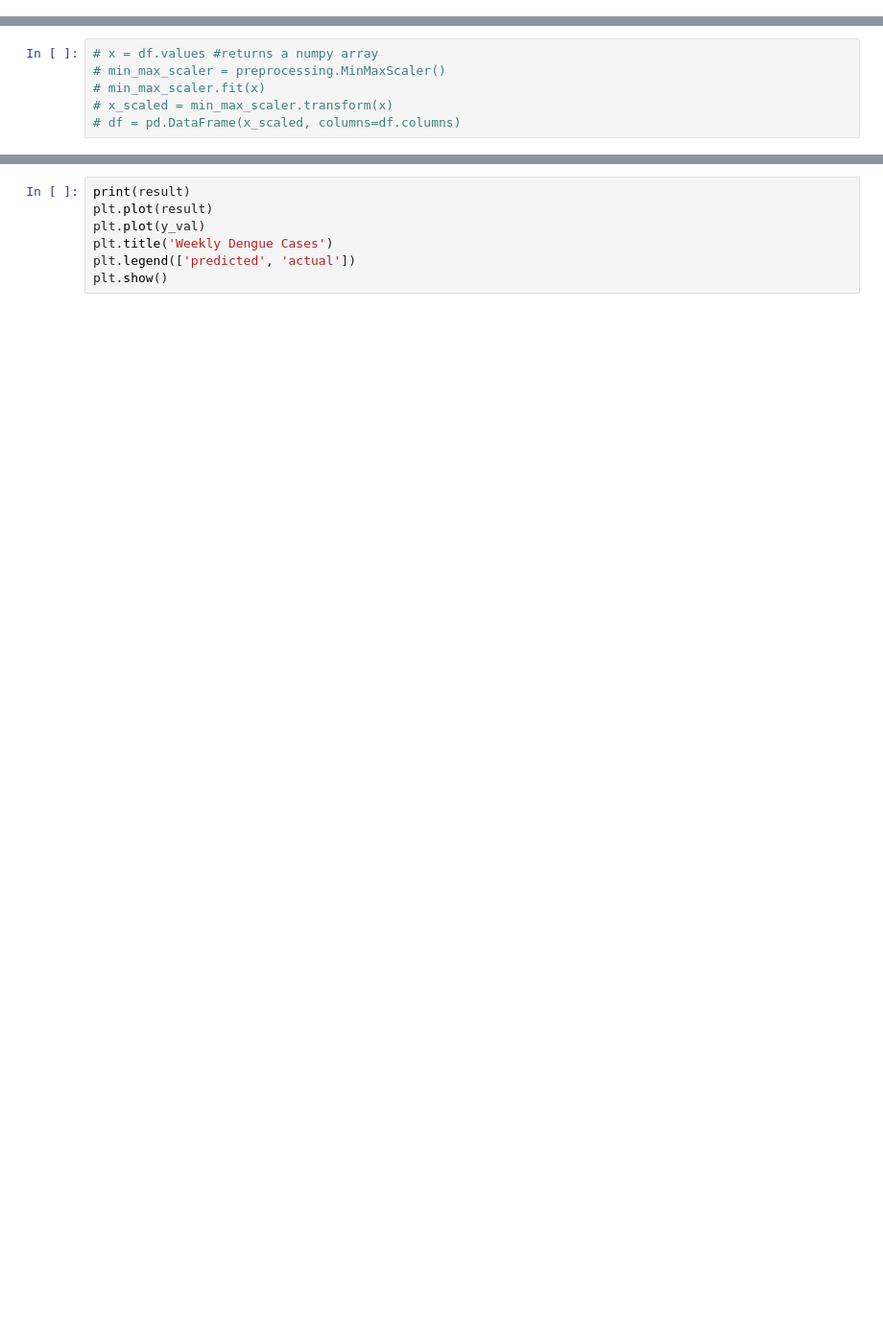
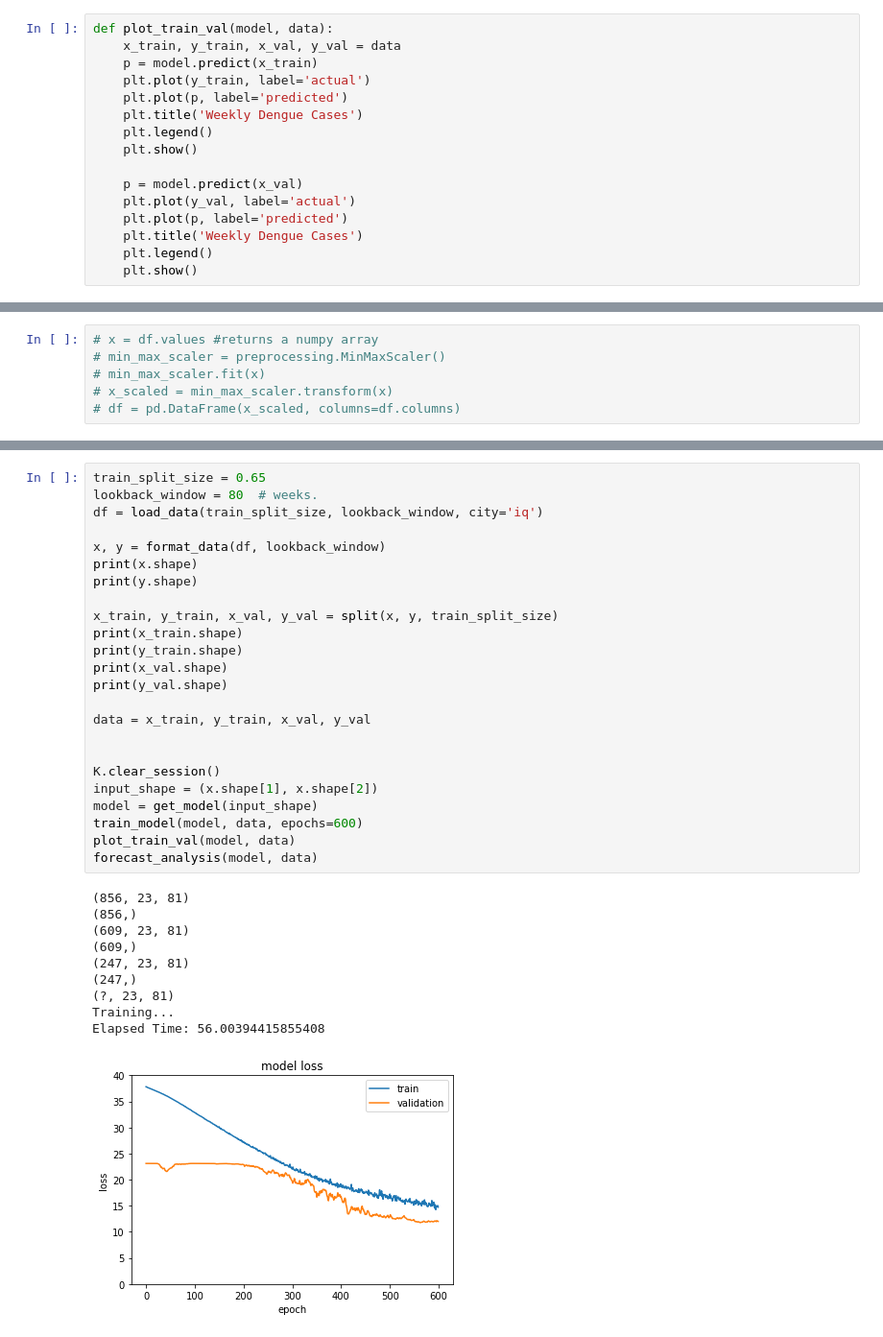
Before and after one commit to jsiloto/dengAI, a Jupyter notebook: analysis/modeling-dnn.ipynb, the cells around one changed output, grey strips where cells are left out. Shown at 96% size. Saved outputs shown, nothing was run; the diff lists cells and outputs as text; blank space fills up the shorter version.

```diff
--- a/analysis/modeling-dnn.ipynb
+++ b/analysis/modeling-dnn.ipynb
@@ -14,0 +86,16 @@ import tensorflow.keras.optimizers as optimizers
+# %%
+def plot_train_val(model, data):
+    x_train, y_train, x_val, y_val = data
+    p = model.predict(x_train)
+    plt.plot(y_train, label='actual')
+    plt.plot(p, label='predicted')
+    plt.title('Weekly Dengue Cases')
+    plt.legend()
+    plt.show()
+
+    p = model.predict(x_val)
+    plt.plot(y_val, label='actual')
+    plt.plot(p, label='predicted')
+    plt.title('Weekly Dengue Cases')
+    plt.legend()
+    plt.show()
@@ -202,7 +217,35 @@ result = forecast(model, len(x_test), copy(x_train[-200]), x_test)
-# %%
-print(result)
-plt.plot(result)
-plt.plot(y_val)
-plt.title('Weekly Dengue Cases')
-plt.legend(['predicted', 'actual'])
-plt.show()
+# %%
+train_split_size = 0.65
+lookback_window = 80  # weeks.
+df = load_data(train_split_size, lookback_window, city='iq')
+
+x, y = format_data(df, lookback_window)
+print(x.shape)
+print(y.shape)
+
+x_train, y_train, x_val, y_val = split(x, y, train_split_size)
+print(x_train.shape)
+print(y_train.shape)
+print(x_val.shape)
+print(y_val.shape)
+
+data = x_train, y_train, x_val, y_val
+
+
+K.clear_session()
+input_shape = (x.shape[1], x.shape[2])
+model = get_model(input_shape)
+train_model(model, data, epochs=600)
+plot_train_val(model, data)
+forecast_analysis(model, data)
+# %% [output]
+(856, 23, 81)
+(856,)
+(609, 23, 81)
+(609,)
+(247, 23, 81)
+(247,)
+(?, 23, 81)
+Training...
+Elapsed Time: 56.00394415855408
+[figure, added]
```
Also changed, not shown: parts of 28 cells of this notebook, 3 other files.
